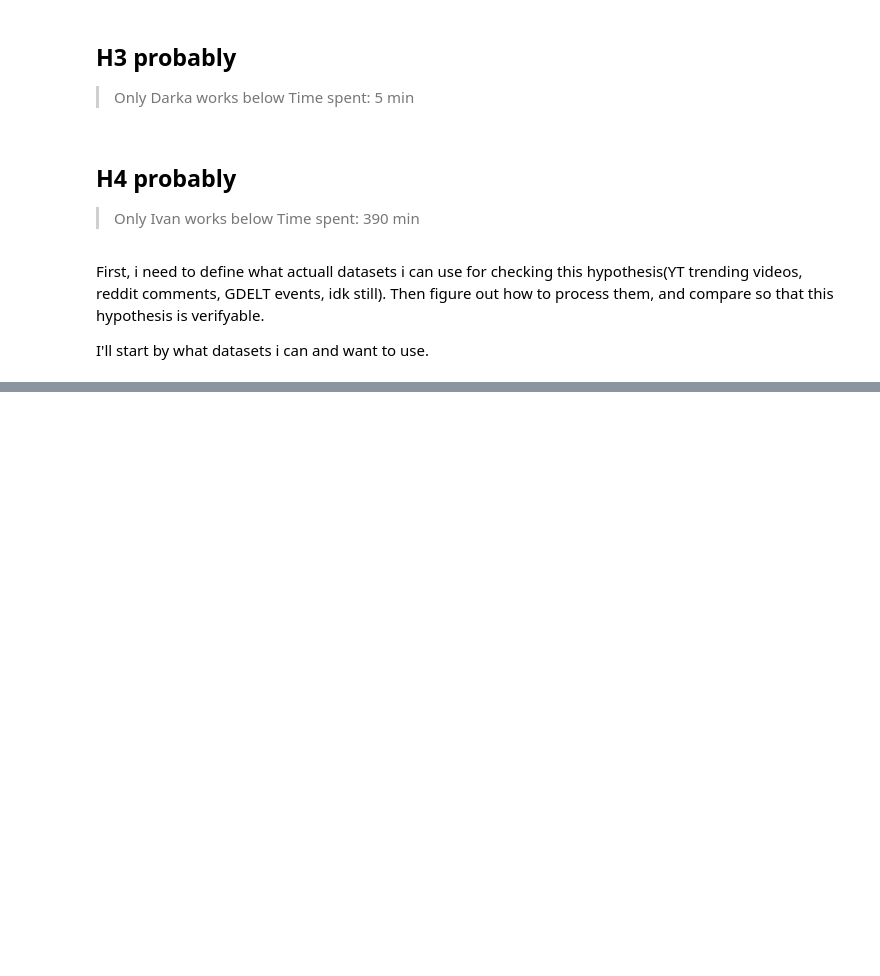
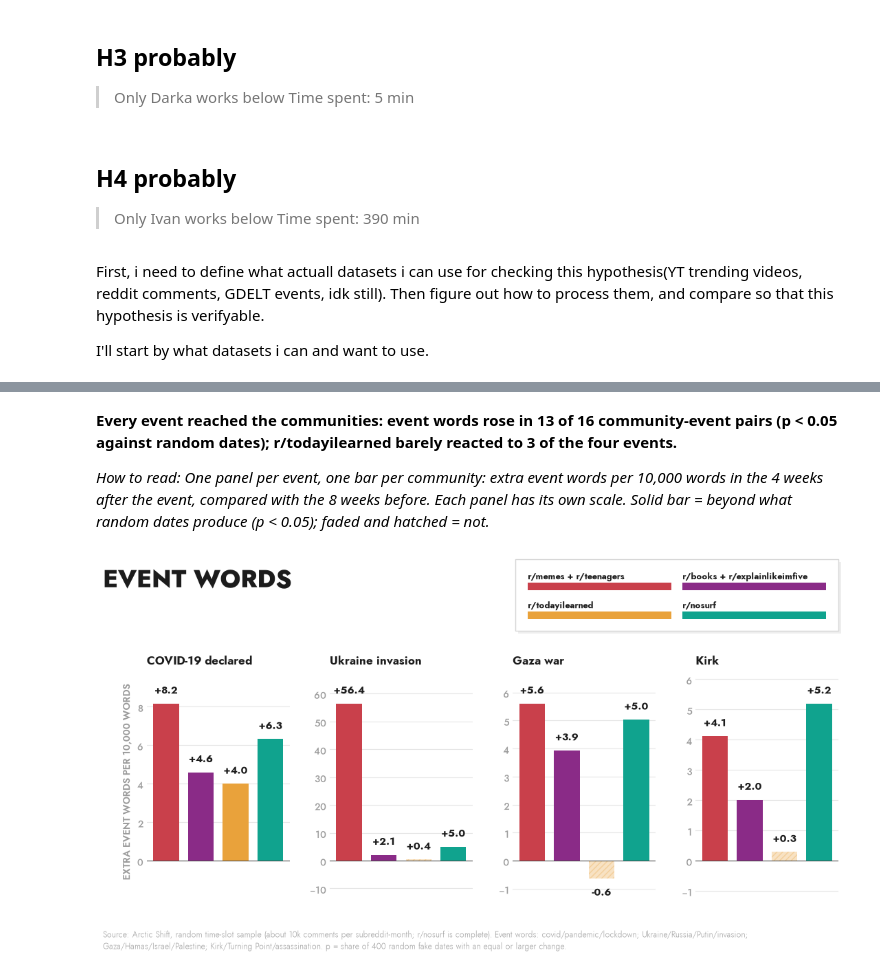
Before and after one commit to DanyloBeha/css-brainrot, a Jupyter notebook: exploratory-data-analysis/eda.ipynb, the cells around one changed output, grey strips where cells are left out. Saved outputs shown, nothing was run; the diff lists cells and outputs as text; code cells hidden in the pictures; blank space fills up the shorter version.

```diff
--- a/exploratory-data-analysis/eda.ipynb
+++ b/exploratory-data-analysis/eda.ipynb
@@ -120,4 +48,0 @@ plt.show()
-# %%
-eff = pd.read_parquet(AGG / "event_effects.parquet")
-t = eff[eff.outcome == "sentiment"].assign(cell=lambda d: d.effect.map("{:+.3f}".format) + "  (p=" + d.p.map("{:.2f}".format) + ")")
-t.pivot(index="group", columns="event", values="cell").loc[["short_form", "long_form", "baseline", "reflective"]]
@@ -289,0 +302,53 @@ plt.show()
+# %%
+EV_NAMES = list(EVENTS)
+
+
+def _eff(group, event, outcome):
+    t = ev.effects_table_cached()
+    r = t[(t.group == group) & (t.event == event) & (t.outcome == outcome)].iloc[0]
+    return float(r.effect), float(r.p)
+
+
+def c20b():
+    """Bars, one panel per event: extra event-specific words per 10,000 words (4 weeks after vs 8 weeks before) for the four community
+    groups, each panel with its own scale; solid bar = beyond random dates (p < 0.05), faded and hatched = not."""
+    gk = list(ev.GROUPS)
+    cells = {(n, g): _eff(g, n, ev.EVENT_OUTCOME[n]) for n in EV_NAMES for g in gk}
+    n_sig = sum(1 for (e, p) in cells.values() if p < 0.05 and e > 0)
+    quiet = sum(1 for n in EV_NAMES if cells[(n, "baseline")][1] >= 0.05)
+    finding = (f"Every event reached the communities: event words rose in {n_sig} of {len(cells)} community-event pairs (p < 0.05 against random dates); "
+               f"r/todayilearned barely reacted to {quiet} of the four events.")
+    how = ("One panel per event, one bar per community: extra event words per 10,000 words in the 4 weeks after the event, compared with the 8 weeks "
+           "before. Each panel has its own scale. Solid bar = beyond what random dates produce (p < 0.05); faded and hatched = not.")
+    with h4_style():
+        fig, axes = plt.subplots(1, 4, figsize=(11, 5.9))
+        top = _top_in(fig, h4_title(fig, "Event words"))
+        for ax, n in zip(axes, EV_NAMES):
+            vals = [cells[(n, g)] for g in gk]
+            m = max(abs(v[0]) for v in vals) or 1
+            for i, (g, (e, p)) in enumerate(zip(gk, vals)):
+                sig = p < 0.05
+                ax.bar(i, e, color=H4_GROUP[g], alpha=1 if sig else 0.3, width=0.74, hatch=None if sig else "////", ec=H4_GROUP[g], lw=0)
+                ax.text(i, e + 0.04 * m * (1 if e >= 0 else -1), f"{e:+.1f}", ha="center", va="bottom" if e >= 0 else "top", fontsize=10.5,
+                        fontweight=700, color=H4_INK)
+            ax.set_title(f"{EV_SHORT[n]}", fontsize=12.5, fontweight=700, pad=8)
+            ax.axhline(0, color="#444", lw=0.8)
+            ax.set_xticks([])
+            ax.grid(axis="x", visible=False)
+            ax.set_ylim(-0.2 * m, 1.2 * m)
+        axes[0].set_ylabel("EXTRA EVENT WORDS PER 10,000 WORDS")
+        fig.subplots_adjust(top=1 - (top + 0.95) / fig.get_figheight(), bottom=0.16, left=0.07, right=0.985, wspace=0.28)
+        h4_legend(fig, [(H4_GROUP_LABEL[g], H4_GROUP[g], None) for g in gk] , ncol=2, col_w=2.25)
+        h4_foot(fig, f"{SAMPLE} Event words: covid/pandemic/lockdown; Ukraine/Russia/Putin/invasion; Gaza/Hamas/Israel/Palestine; Kirk/Turning Point/assassination. "
+                     "p = share of 400 random fake dates with an equal or larger change.")
+        return h4_done(fig, finding, how)
+
+
+fig = c20b()
+display(Markdown(f"**{fig.h4_finding}**\n\n*How to read: {fig.h4_how}*"))
+plt.show()
+# %% [output]
+**Every event reached the communities: event words rose in 13 of 16 community-event pairs (p < 0.05 against random dates); r/todayilearned barely reacted to 3 of the four events.**
+
+*How to read: One panel per event, one bar per community: extra event words per 10,000 words in the 4 weeks after the event, compared with the 8 weeks before. Each panel has its own scale. Solid bar = beyond what random dates produce (p < 0.05); faded and hatched = not.*
+[figure, added]
```
Also changed, not shown: parts of 62 cells of this notebook.
